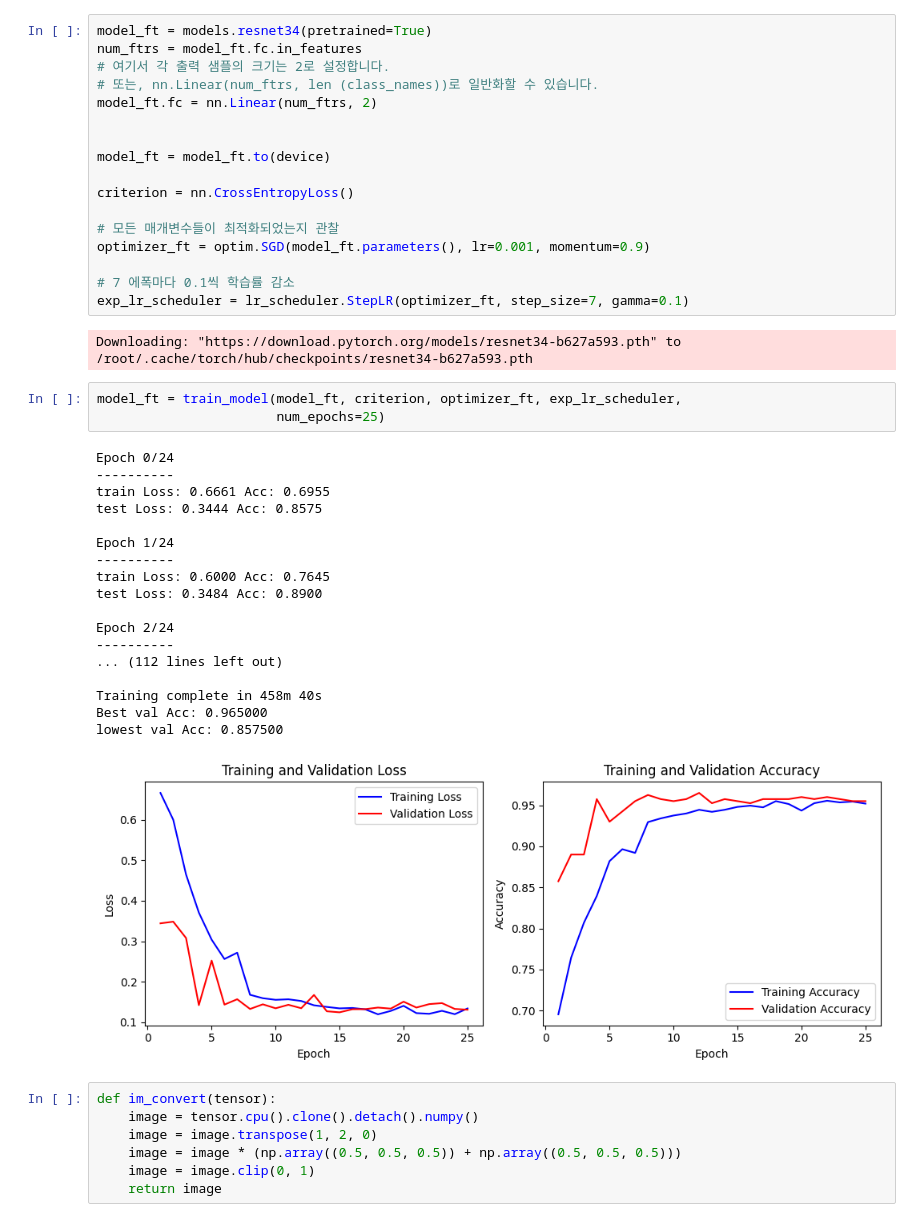
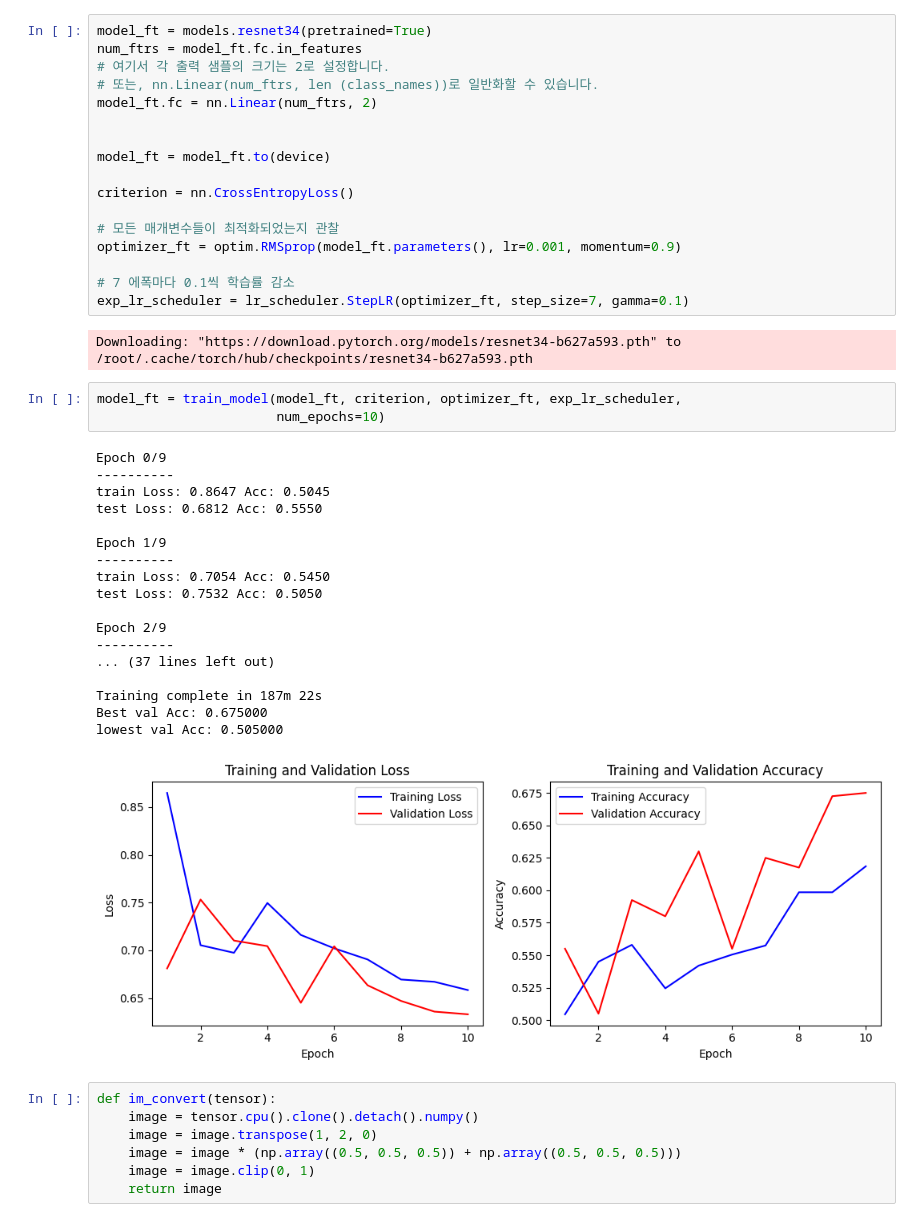
Before and after one commit to SummerToday/ManAndGirl_Classification_TransperLearning, a Jupyter notebook: manandgirl(real).ipynb, the cells around one changed output. Drawn from its saved outputs; the diff is of its cells as text.

Commit message:
1000 200 resnet34 RMSprop

```diff
--- a/manandgirl(real).ipynb
+++ b/manandgirl(real).ipynb
@@ -356,7 +356,7 @@ model_ft = model_ft.to(device)
 criterion = nn.CrossEntropyLoss()
 
 # 모든 매개변수들이 최적화되었는지 관찰
-optimizer_ft = optim.SGD(model_ft.parameters(), lr=0.001, momentum=0.9)
+optimizer_ft = optim.RMSprop(model_ft.parameters(), lr=0.001, momentum=0.9)
 
 # 7 에폭마다 0.1씩 학습률 감소
 exp_lr_scheduler = lr_scheduler.StepLR(optimizer_ft, step_size=7, gamma=0.1)
@@ -364,26 +364,26 @@ exp_lr_scheduler = lr_scheduler.StepLR(optimizer_ft, step_size=7, gamma=0.1)
 Downloading: "https://download.pytorch.org/models/resnet34-b627a593.pth" to /root/.cache/torch/hub/checkpoints/resnet34-b627a593.pth
 # %%
 model_ft = train_model(model_ft, criterion, optimizer_ft, exp_lr_scheduler,
-                       num_epochs=25)
+                       num_epochs=10)
 # %% [output]
-Epoch 0/24
+Epoch 0/9
 ----------
-train Loss: 0.6661 Acc: 0.6955
-test Loss: 0.3444 Acc: 0.8575
+train Loss: 0.8647 Acc: 0.5045
+test Loss: 0.6812 Acc: 0.5550
 
-Epoch 1/24
+Epoch 1/9
 ----------
-train Loss: 0.6000 Acc: 0.7645
-test Loss: 0.3484 Acc: 0.8900
+train Loss: 0.7054 Acc: 0.5450
+test Loss: 0.7532 Acc: 0.5050
 
-Epoch 2/24
+Epoch 2/9
 ----------
-... (112 lines left out)
+... (37 lines left out)
 
-Training complete in 458m 40s
-Best val Acc: 0.965000
-lowest val Acc: 0.857500
+Training complete in 187m 22s
+Best val Acc: 0.675000
+lowest val Acc: 0.505000
-[figure, old version]
+[figure, new version]
 # %%
 def im_convert(tensor):
     image = tensor.cpu().clone().detach().numpy()
```
Also changed, not shown: parts of 3 cells of this notebook.
